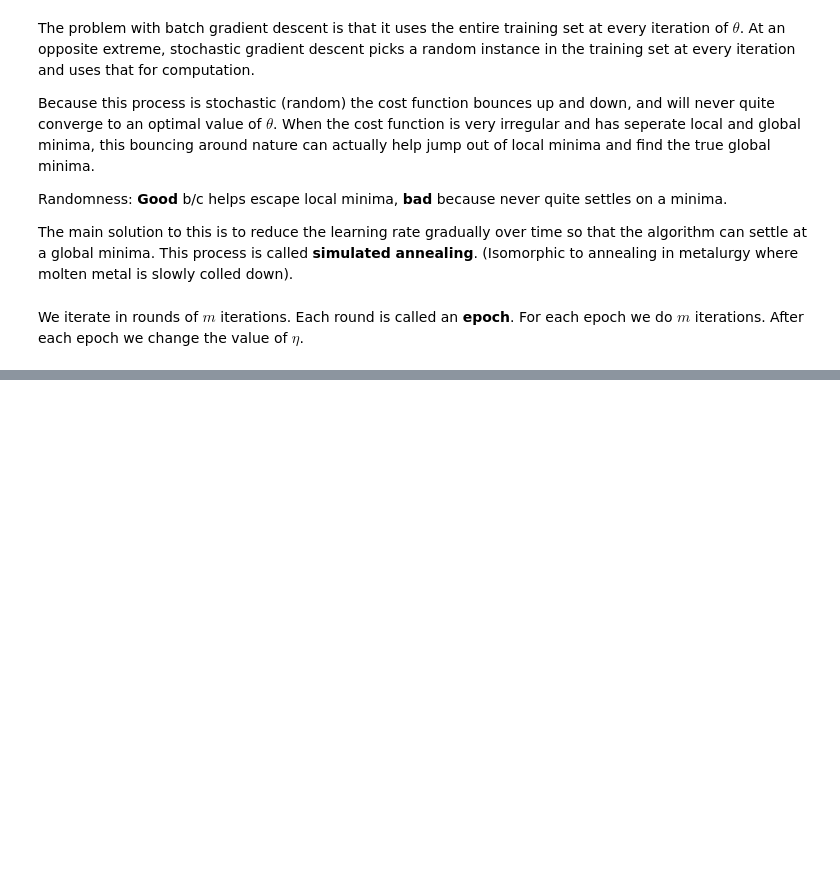
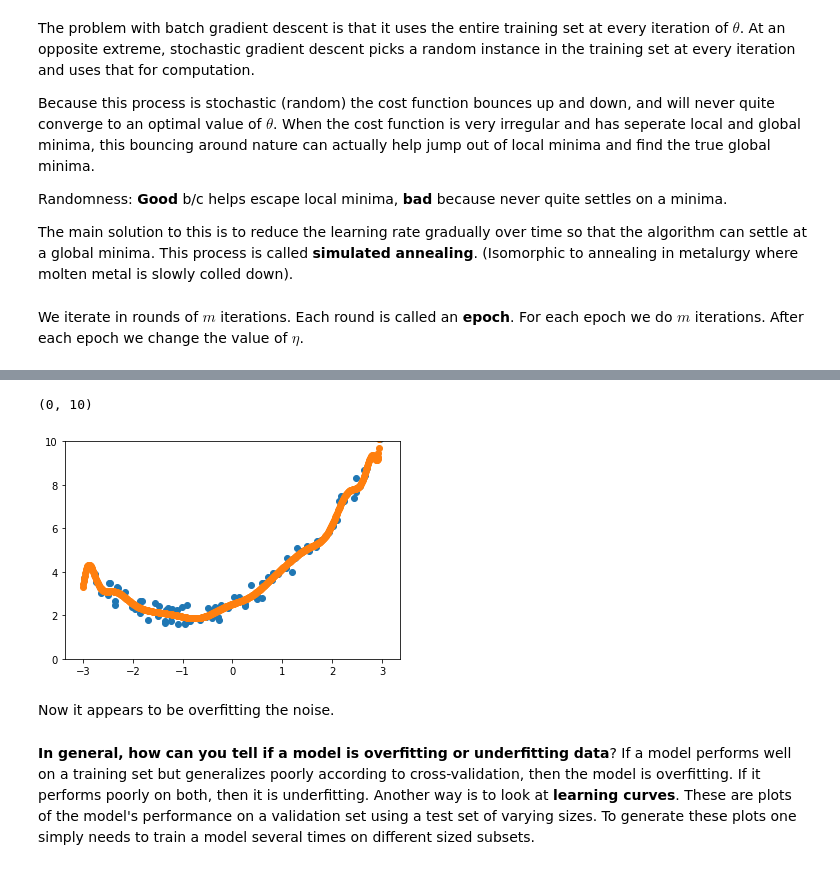
Before and after one commit to lukepolson/Machine-Learning, a Jupyter notebook: Chapter4.ipynb, the cells around one changed output, grey strips where cells are left out. Cells and saved outputs as stored; diff of their text form; code cells hidden in the pictures; blank space fills up the shorter version.

```diff
--- a/Chapter4.ipynb
+++ b/Chapter4.ipynb
@@ -193,0 +246,14 @@ plt.show()
+# %%
+x = np.arange(-3,3,0.01); x = np.reshape(x, (-1, 1))
+x_r = poly_bad_features.fit_transform(x)
+# %%
+plt.scatter(X,y)
+plt.scatter(x.ravel(), lin_reg.predict(x_r).ravel())
+plt.ylim(0,10)
+# %% [output]
+(0, 10)
+[figure, added]
+# %% [markdown]
+Now it appears to be overfitting the noise.
+# %% [markdown]
+**In general, how can you tell if a model is overfitting or underfitting data**? If a model performs well on a training set but generalizes poorly according to cross-validation, then the model is overfitting. If it performs poorly on both, then it is underfitting. Another way is to look at **learning curves**. These are plots of the model's performance on a validation set using a test set of varying sizes. To generate these plots one simply needs to train a model several times on different sized subsets.
```
Also changed, not shown: parts of 23 cells of this notebook, 1 other file.
